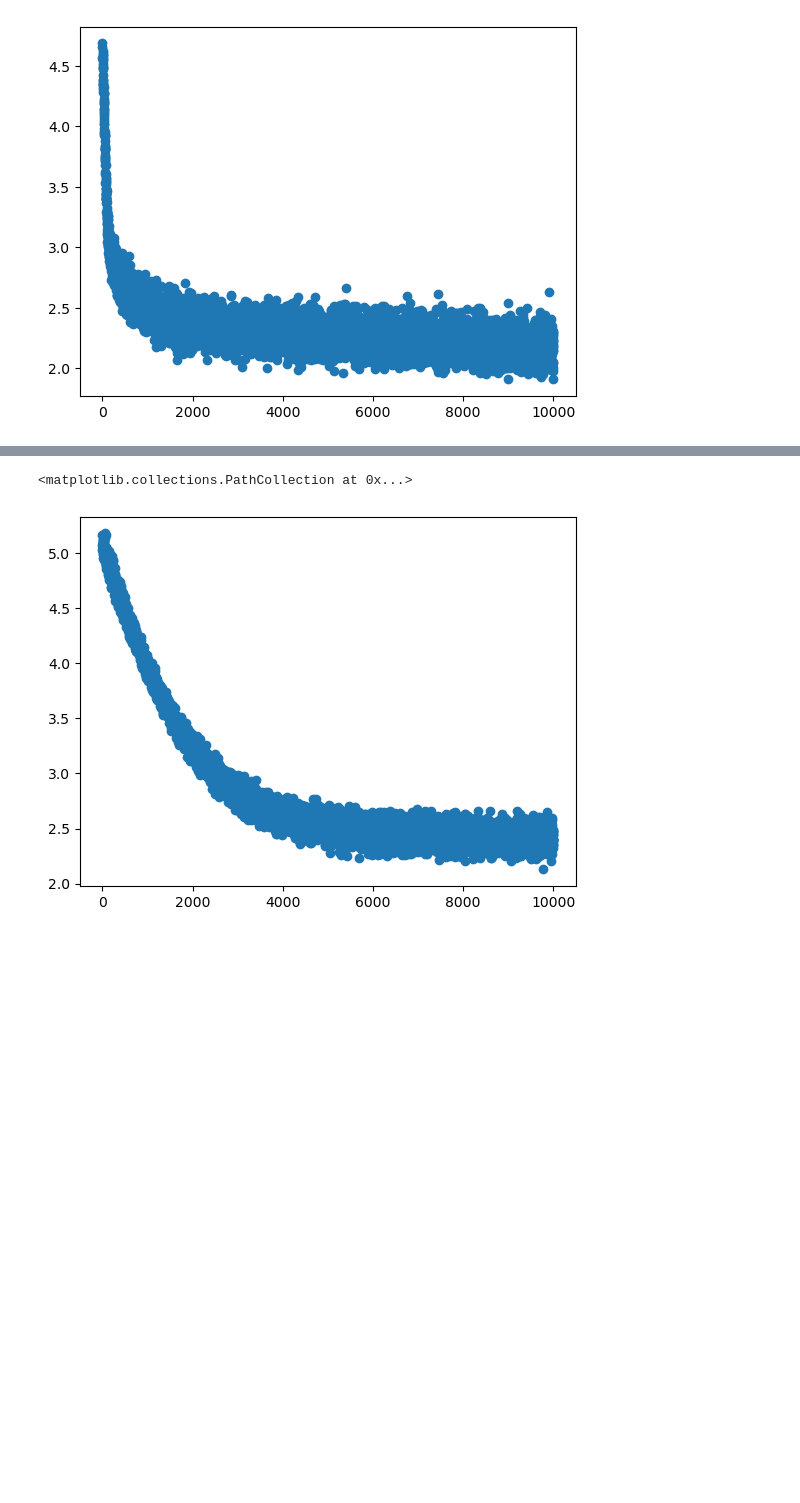
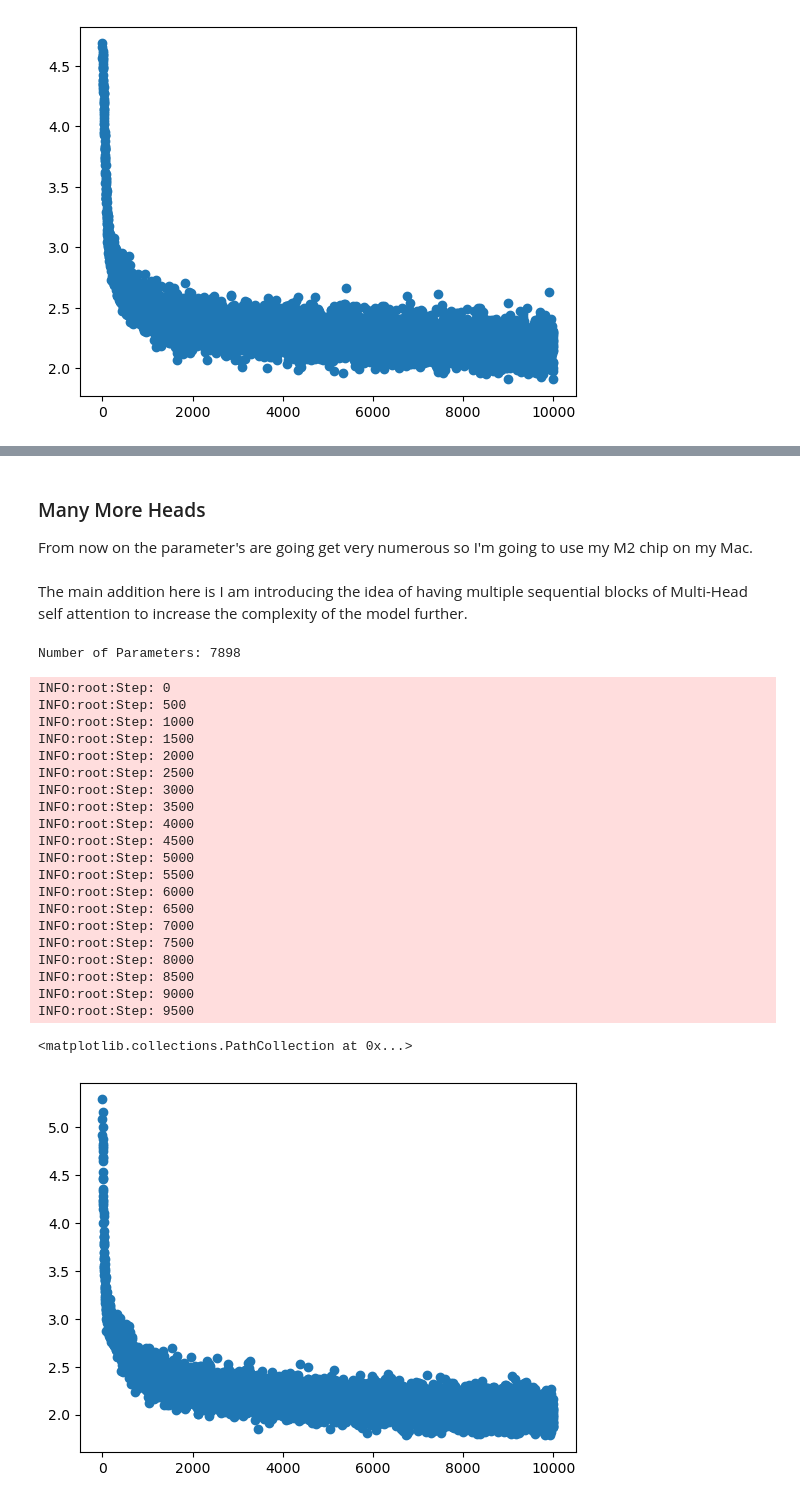
Before and after one commit to james-a-watson/mini-tolkien, a Jupyter notebook: transformer_model.ipynb, the cells around one changed output, grey strips where cells are left out. Cells and saved outputs as stored; diff of their text form; code cells hidden in the pictures; blank space fills up the shorter version.

Commit message:
Proper GPT Model

```diff
--- a/transformer_model.ipynb
+++ b/transformer_model.ipynb
@@ -977,0 +970,9 @@ decode(m.generate(idx_init, max_new_tokens=100)[0].tolist())
+# %% [markdown]
+### Many More Heads
+
+From now on the parameter's are going get very numerous so I'm going to use my M2 chip on my Mac.
+# %%
+device = "cuda" if torch.cuda.is_available() else "mps" if torch.backends.mps.is_available() else "cpu"
+device = torch.device(device)
+# %% [markdown]
+The main addition here is I am introducing the idea of having multiple sequential blocks of Multi-Head self attention to increase the complexity of the model further.
@@ -978,22 +988,80 @@ decode(m.generate(idx_init, max_new_tokens=100)[0].tolist())
+# %%
+n_layer = 6
+
+class MultiBlockModel(nn.Module):
+    def __init__(self):
+        super().__init__()
+        self.token_embedding_table = nn.Embedding(vocab_size, n_embd)
+        self.position_embedding_table = nn.Embedding(block_size, n_embd)
+        self.blocks = nn.Sequential(*[Block(n_embd, n_head=n_head) for _ in range(n_layer)])
+        self.lm_head = nn.Linear(n_embd, vocab_size)
+
+    def forward(self, idx, targets=None):
+        B, T = idx.shape
+
+        # idx and targets are both (B,T) tensor of integers
+        tok_emb = self.token_embedding_table(idx) # (B,T,C)
+        pos_emb = self.position_embedding_table(torch.arange(T, device=device)) # (T,C)
+        x = tok_emb + pos_emb # (B,T,C)
+        x = self.blocks(x) # (B,T,C)
+        logits = self.lm_head(x) # (B,T,vocab_size)
+
+        if targets is None:
+            loss = None
+        else:
+            B, T, C = logits.shape
+            logits = logits.view(B*T, C)
+            targets = targets.view(B*T)
+            loss = F.cross_entropy(logits, targets)
+
+        return logits, loss
+
+m = MultiBlockModel()
+print("Number of Parameters:", sum(p.numel() for p in m.parameters()))
+# %% [output]
+Number of Parameters: 7898
 # %%
 batch_size = 32
 number_of_steps = 10000
 losses = []
+m = MultiBlockModel()
+m.to(device)
 optimizer = torch.optim.AdamW(m.parameters(), lr=1e-3)
+m.train()
 
 for steps in range(number_of_steps):
+    if steps % 500 == 0:
+        logger.info(f"Step: {steps}")
     xb, yb = get_batch(train_data)
 
     logits, loss = m(xb, yb)
     optimizer.zero_grad(set_to_none=True)
     loss.backward()
     optimizer.step()
 
     losses.append(loss.item())
 
-from matplotlib import pyplot as plt
-
 plt.scatter(range(0, 10000), losses)
 # %% [output]
-<matplotlib.collections.PathCollection at 0x...>
+INFO:root:Step: 0
+INFO:root:Step: 500
+INFO:root:Step: 1000
+INFO:root:Step: 1500
+INFO:root:Step: 2000
+INFO:root:Step: 2500
+INFO:root:Step: 3000
+INFO:root:Step: 3500
+INFO:root:Step: 4000
+INFO:root:Step: 4500
+INFO:root:Step: 5000
+INFO:root:Step: 5500
+INFO:root:Step: 6000
+INFO:root:Step: 6500
+INFO:root:Step: 7000
+INFO:root:Step: 7500
+INFO:root:Step: 8000
+INFO:root:Step: 8500
+INFO:root:Step: 9000
+INFO:root:Step: 9500
+<matplotlib.collections.PathCollection at 0x...>
-[figure, old version]
+[figure, new version]
```
Also changed, not shown: parts of 10 cells of this notebook.
